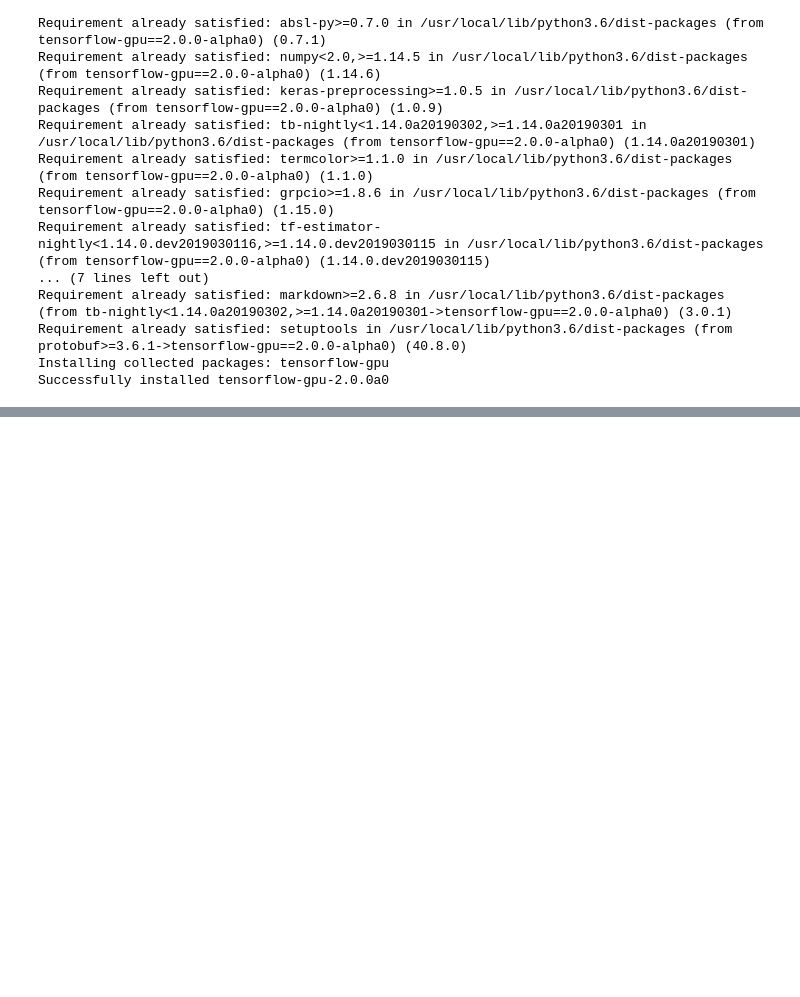
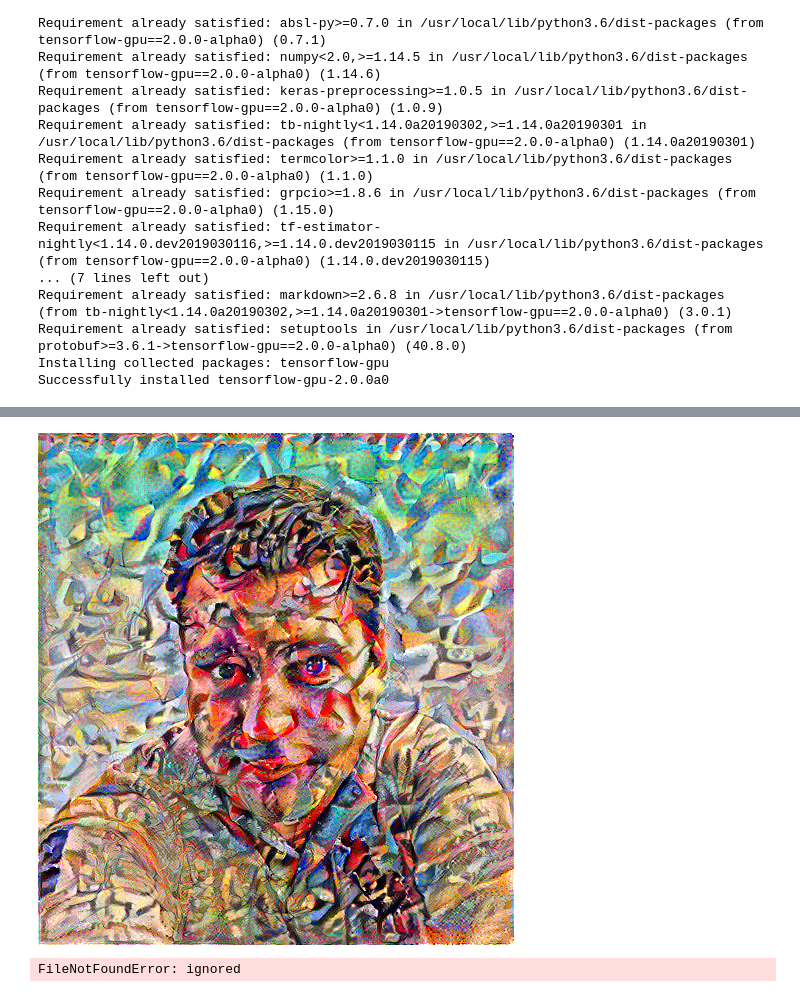
Before and after one commit to rawar-zz/tensorflow-notebooks, a Jupyter notebook: styletransfer_keras.ipynb, the cells around one changed output, grey strips where cells are left out. Drawn from its saved outputs; the diff is of its cells as text; code cells hidden in the pictures; blank space fills up the shorter version.

```diff
--- a/styletransfer_keras.ipynb
+++ b/styletransfer_keras.ipynb
@@ -270,9 +293,9 @@ def run_style_transfer(content_path,
 
   # Set initial image
   init_image = load_and_process_img(content_path)
-  init_image = tfe.Variable(init_image, dtype=tf.float32)
+  init_image = tf.Variable(init_image, dtype=tf.float32)
   # Create our optimizer
-  opt = tf.train.AdamOptimizer(learning_rate=5, beta1=0.99, epsilon=1e-1)
+  opt = tf.compat.v1.train.AdamOptimizer(learning_rate=5, beta1=0.99, epsilon=1e-1)
 
   # For displaying intermediate images
   iter_count = 1
@@ -347,0 +369,4 @@ NameError: ignored
+# %%
+Image.fromarray(best)
+# %% [output]
+[figure, added]
@@ -347,0 +375,4 @@ NameError: ignored
+# %%
+files.download('ramon-Van_Gogh.png')
+# %% [output]
+FileNotFoundError: ignored
```
Also changed, not shown: parts of 6 cells of this notebook.
